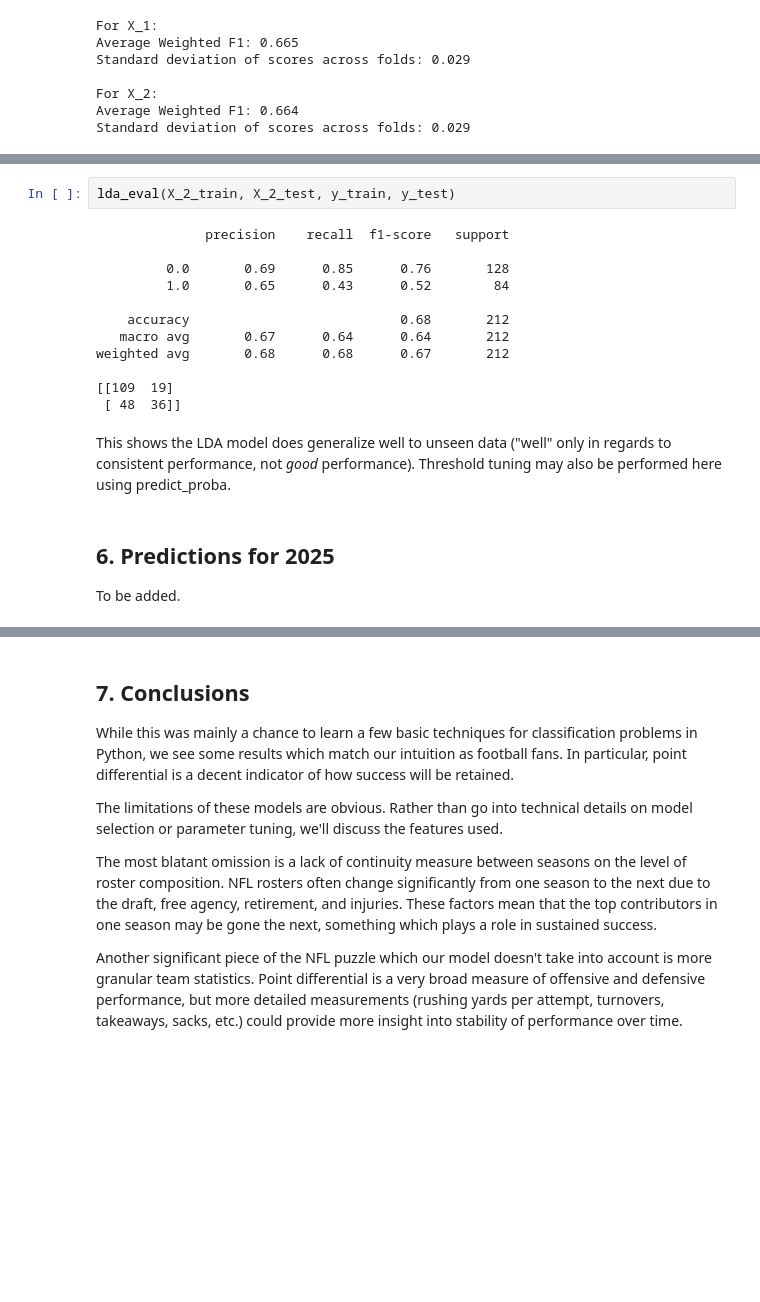
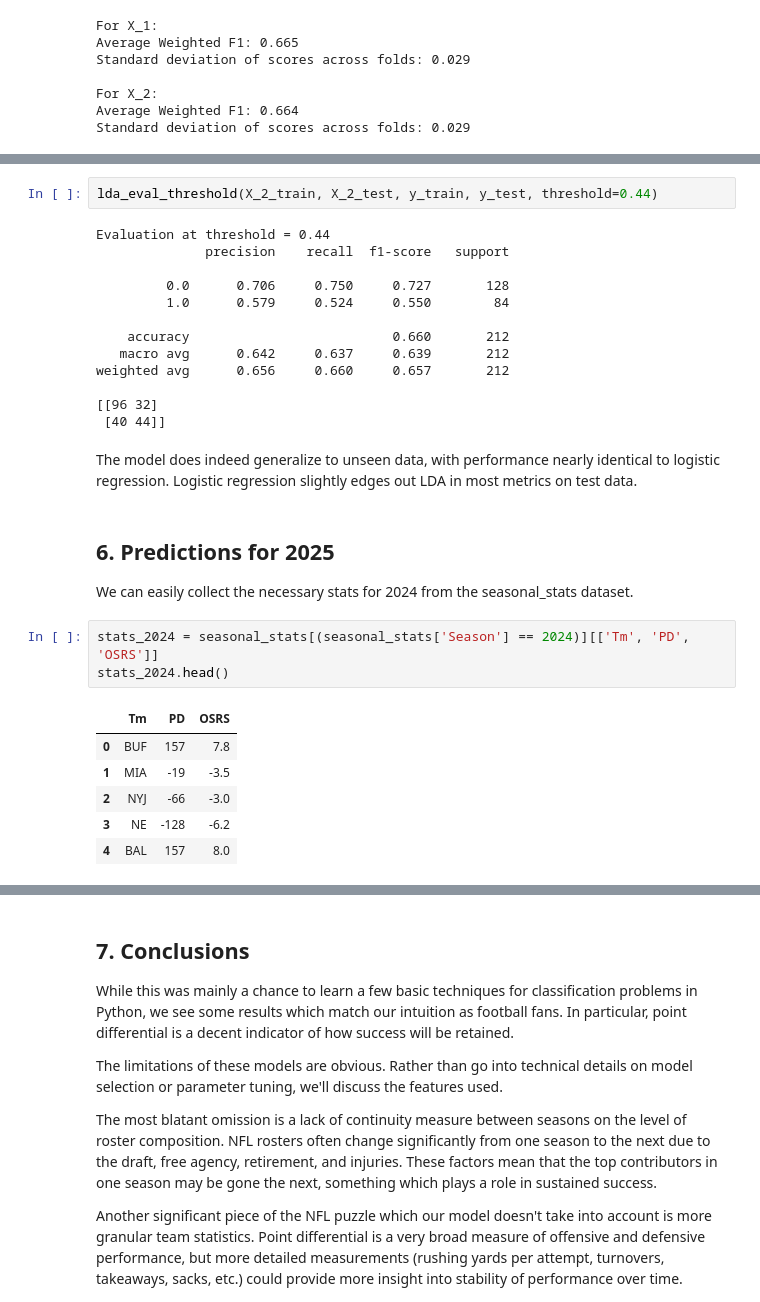
Before and after one commit to crdurham/nfl_playoff_predictor, a Jupyter notebook: notebooks/nfl_playoff_predictor.ipynb, the cells around one changed output, grey strips where cells are left out. Saved outputs shown, nothing was run; the diff lists cells and outputs as text; blank space fills up the shorter version.

```diff
--- a/notebooks/nfl_playoff_predictor.ipynb
+++ b/notebooks/nfl_playoff_predictor.ipynb
@@ -374,20 +395,31 @@ The drop in performance is marginal. As before, we train a model on all of X_2_t
 # %%
-lda_eval(X_2_train, X_2_test, y_train, y_test)
+lda_eval_threshold(X_2_train, X_2_test, y_train, y_test, threshold=0.44)
 # %% [output]
+Evaluation at threshold = 0.44
               precision    recall  f1-score   support
 
-         0.0       0.69      0.85      0.76       128
-         1.0       0.65      0.43      0.52        84
+         0.0      0.706     0.750     0.727       128
+         1.0      0.579     0.524     0.550        84
 
-    accuracy                           0.68       212
-   macro avg       0.67      0.64      0.64       212
-weighted avg       0.68      0.68      0.67       212
+    accuracy                          0.660       212
+   macro avg      0.642     0.637     0.639       212
+weighted avg      0.656     0.660     0.657       212
 
-[[109  19]
- [ 48  36]]
+[[96 32]
+ [40 44]]
-# %% [markdown]
-This shows the LDA model does generalize well to unseen data ("well" only in regards to consistent performance, not *good* performance). Threshold tuning may also be performed here using predict_proba.
-# %% [markdown]
-## 6. Predictions for 2025
-
-To be added.
+# %% [markdown]
+The model does indeed generalize to unseen data, with performance nearly identical to logistic regression. Logistic regression slightly edges out LDA in most metrics on test data.
+# %% [markdown]
+## 6. Predictions for 2025
+
+We can easily collect the necessary stats for 2024 from the seasonal_stats dataset.
+# %%
+stats_2024 = seasonal_stats[(seasonal_stats['Season'] == 2024)][['Tm', 'PD', 'OSRS']]
+stats_2024.head()
+# %% [output]
+|  | Tm | PD | OSRS |
+| 0 | BUF | 157 | 7.8 |
+| 1 | MIA | -19 | -3.5 |
+| 2 | NYJ | -66 | -3.0 |
+| 3 | NE | -128 | -6.2 |
+| 4 | BAL | 157 | 8.0 |
```
Also changed, not shown: parts of 13 cells of this notebook, 4 other files.
